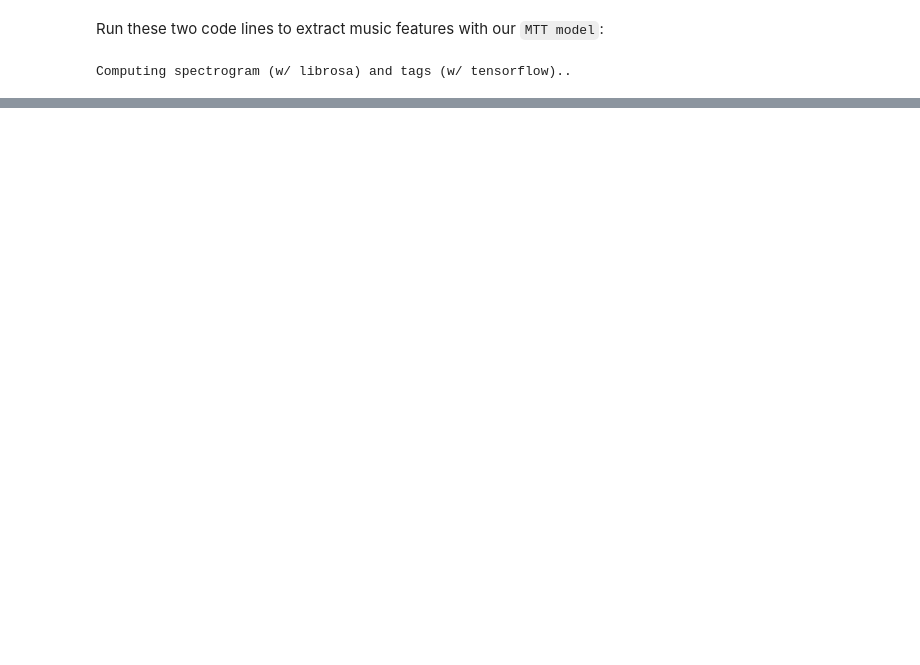
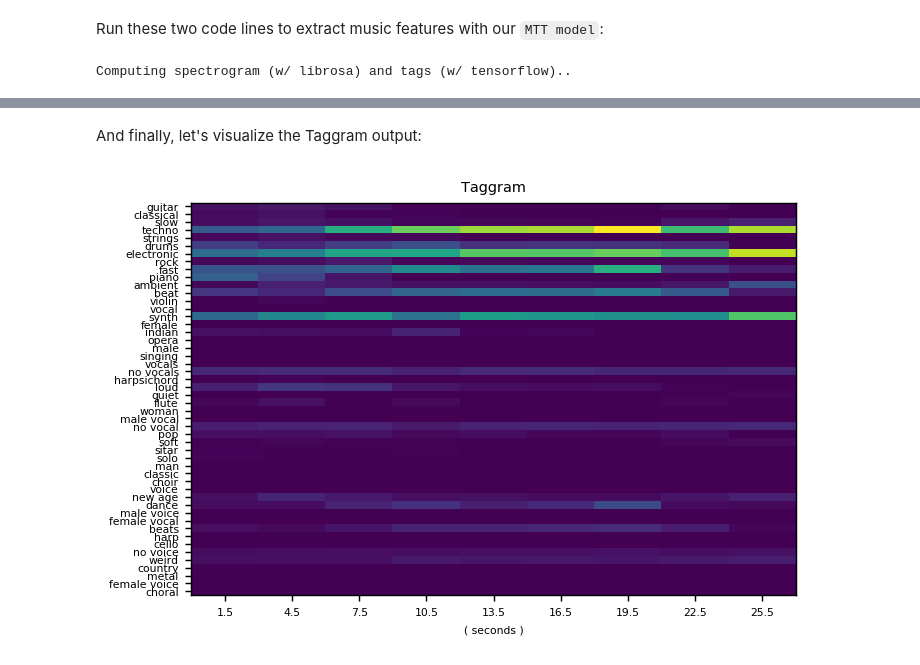
Before and after one commit to jordipons/musicnn, a Jupyter notebook: advanced example.ipynb, the cells around one changed output, grey strips where cells are left out. Drawn from its saved outputs; the diff is of its cells as text; code cells hidden in the pictures; blank space fills up the shorter version.

```diff
--- a/advanced example.ipynb
+++ b/advanced example.ipynb
@@ -81,0 +143,31 @@ front_end_output.shape
+# %% [markdown]
+And finally, let's visualize the Taggram output:
+# %%
+plt.rcParams['figure.dpi'] = 130 # make it big: to properlly visualize the figure
+in_length = 3 # seconds -- by default, the model takes inputs of 3 seconds with no overlap
+
+# depict taggram
+fig, ax = plt.subplots()
+ax.imshow(taggram.T, interpolation=None, aspect="auto")
+
+# title
+ax.title.set_text('Taggram')
+ax.title.set_fontsize(8)
+
+# x-axis title
+ax.set_xlabel('( seconds )', fontsize=6)
+
+# y-axis
+y_pos = np.arange(len(tags))
+ax.set_yticks(y_pos)
+ax.set_yticklabels(tags, fontsize=6)
+
+# x-axis
+x_pos = np.arange(taggram.shape[0])
+x_label = np.arange(in_length/2, in_length*taggram.shape[0], 3)
+ax.set_xticks(x_pos)
+ax.set_xticklabels(x_label, fontsize=6)
+
+plt.show()
+# %% [output]
+[figure, added]
```
Also changed, not shown: parts of 18 cells of this notebook, 4 other files.
